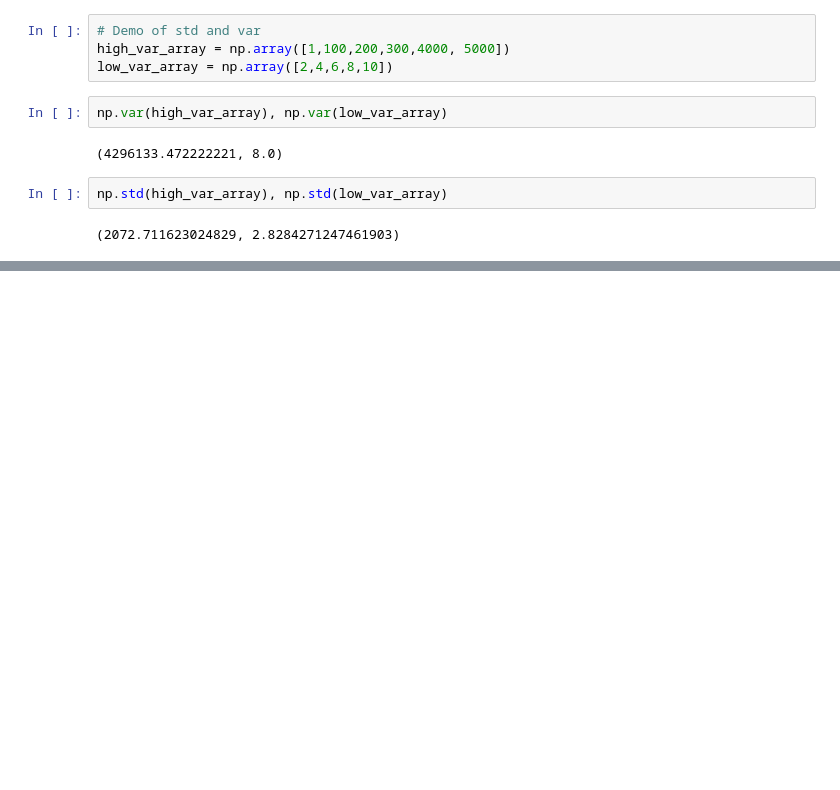
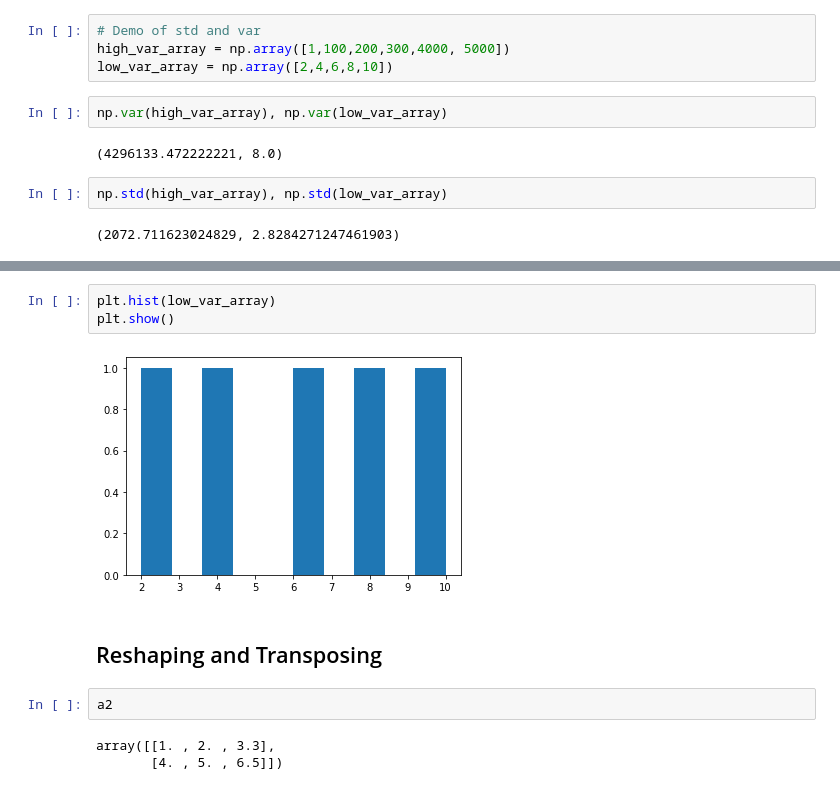
Before and after one commit to ashik60/python-data-visualizatoin, a Jupyter notebook: introduction-to-numpy.ipynb, the cells around one changed output, grey strips where cells are left out. Cells and saved outputs as stored; diff of their text form; blank space fills up the shorter version.

```diff
--- a/introduction-to-numpy.ipynb
+++ b/introduction-to-numpy.ipynb
@@ -353,0 +365,12 @@ np.std(high_var_array), np.std(low_var_array)
+# %%
+plt.hist(low_var_array)
+plt.show()
+# %% [output]
+[figure, added]
+# %% [markdown]
+## Reshaping and Transposing
+# %%
+a2
+# %% [output]
+array([[1. , 2. , 3.3],
+       [4. , 5. , 6.5]])
```
Also changed, not shown: parts of 28 cells of this notebook.
